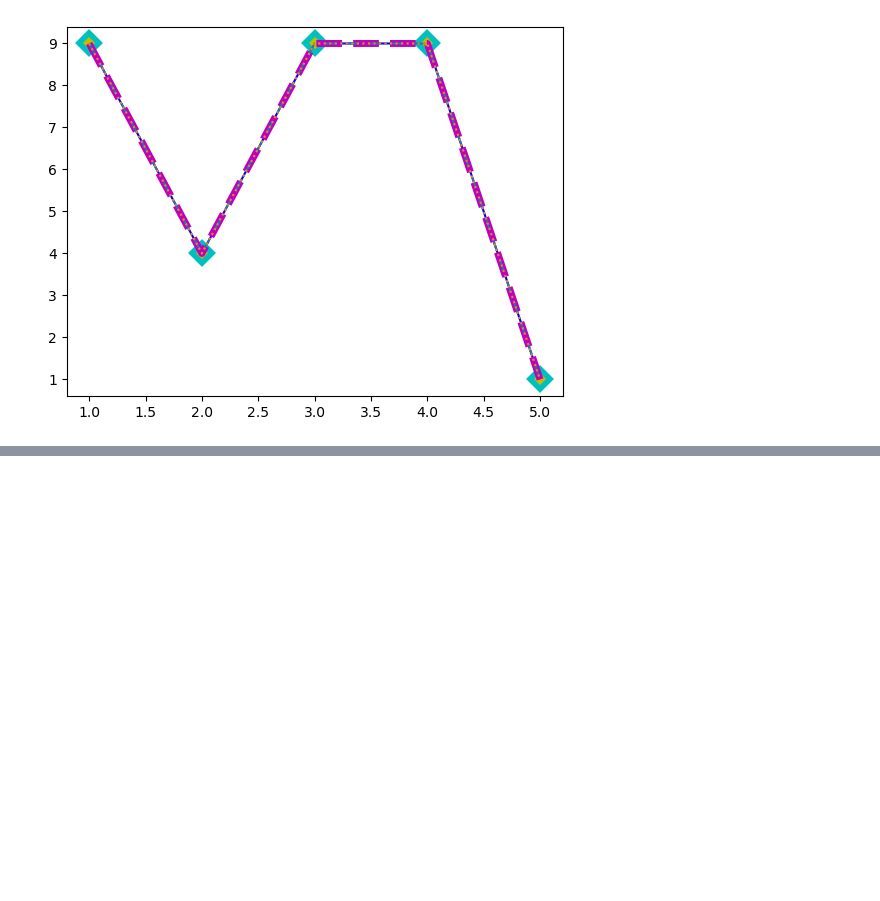
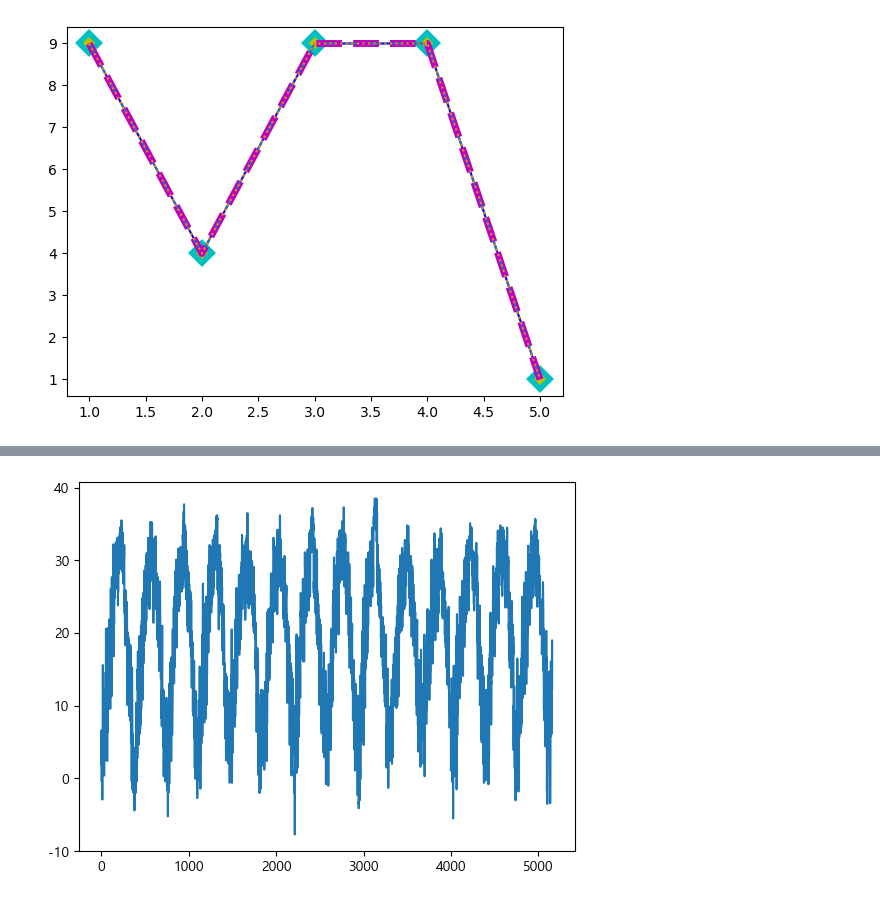
Before and after one commit to Eehnodu/PythonStudy, a Jupyter notebook: 02.Python Library/ex03 matplotlib.ipynb, the cells around one changed output, grey strips where cells are left out. Drawn from its saved outputs; the diff is of its cells as text; code cells hidden in the pictures; blank space fills up the shorter version.

```diff
--- a/02.Python Library/ex03 matplotlib.ipynb
+++ b/02.Python Library/ex03 matplotlib.ipynb
@@ -46,0 +119,3 @@ plt.show()
+# %%
+kma = pd.read_csv('../data/기상청.csv', encoding = 'euc-kr', skiprows=range(0,7))
+kma.head(5)
@@ -46,0 +134,7 @@ plt.show()
+# %%
+plt.rcParams['axes.unicode_minus'] = False
+t_y = kma['최고기온(℃)']
+plt.plot(t_y)
+plt.show()
+# %% [output]
+[figure, added]
```
Also changed, not shown: parts of 25 cells of this notebook, 4 other files.
